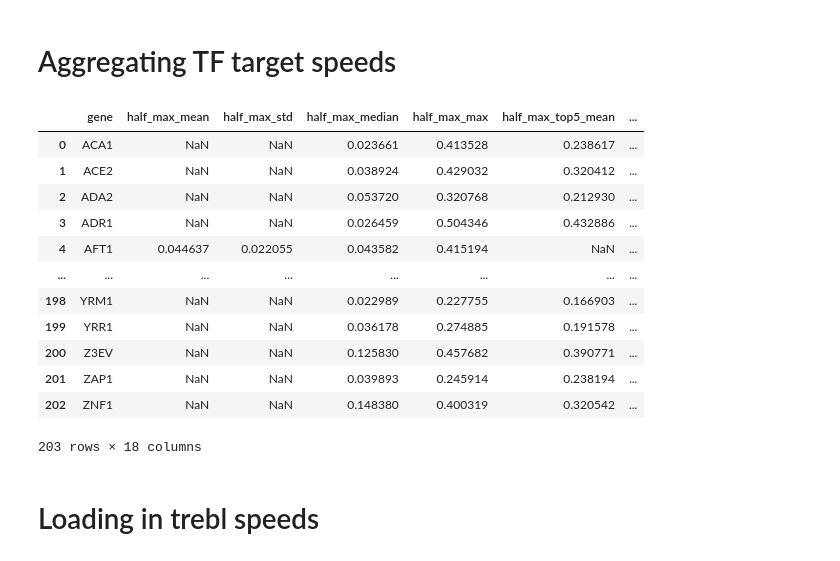
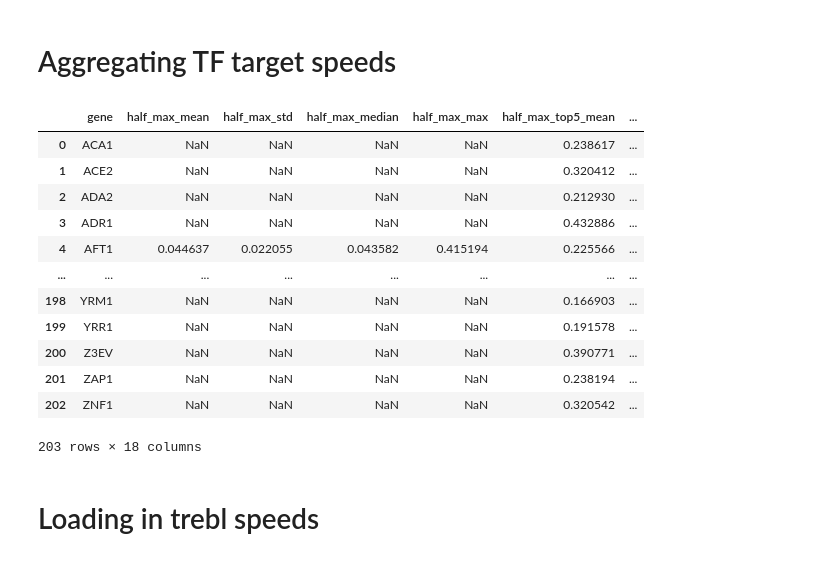
Before and after one commit to sanjanakotha/TREBL-analysis, a Jupyter notebook: notebooks/ChopTFs/pipeline/25_idea_comparison.ipynb, the cells around one changed output. Saved outputs shown, nothing was run; the diff lists cells and outputs as text; code cells hidden in the pictures.

```diff
--- a/notebooks/ChopTFs/pipeline/25_idea_comparison.ipynb
+++ b/notebooks/ChopTFs/pipeline/25_idea_comparison.ipynb
@@ -96,60 +96,57 @@ len(idea_kinetics["GeneName"].unique())
 # %%
 def aggregate_kinetics(df, col, prefix, cv_threshold=0.5):
     result = (
         df.groupby("TF")[col]
         .agg(
-            **{f"{prefix}_mean":       'mean'},
-            **{f"{prefix}_std":        'std'},
-            **{f"{prefix}_median":     'median'},
-            **{f"{prefix}_max":        'max'},
-            **{f"{prefix}_top5_mean":  lambda x: x.nlargest(5).mean()},
-            **{f"{prefix}_top5_std":   lambda x: x.nlargest(5).std()},
-            **{f"{prefix}_top50_mean": lambda x: x.nlargest(50).mean()},
-            **{f"{prefix}_top50_std":  lambda x: x.nlargest(50).std()},
-            **{f"n_targets":           'count'},
+            **{f"{prefix}_mean":         'mean'},
+            **{f"{prefix}_std":          'std'},
+            **{f"{prefix}_median":       'median'},
+            **{f"{prefix}_max":          'max'},
+            **{f"{prefix}_top5_mean":    lambda x: x.nlargest(5).mean()},
+            **{f"{prefix}_top25_mean":   lambda x: x.nlargest(25).mean()},
+            **{f"{prefix}_top50_mean":   lambda x: x.nlargest(50).mean()},
+            **{f"n_targets":             'count'},
         )
         .reset_index()
         .rename(columns={"TF": "gene"})
     )
 
-    # Mask each group's mean+std if that group's CV (std/mean) exceeds the threshold.
-    # This way top5 and top50 are judged by their own spread, not the overall one.
-    for grp, mean_col, std_col in [
-        ("overall", f"{prefix}_mean",       f"{prefix}_std"),
-        ("top5",    f"{prefix}_top5_mean",  f"{prefix}_top5_std"),
-        ("top50",   f"{prefix}_top50_mean", f"{prefix}_top50_std"),
-    ]:
-        cv = result[std_col] / result[mean_col].abs()
-        result.loc[cv > cv_threshold, [mean_col, std_col]] = pd.NA
+    # CV computed ONLY from full distribution
+    result["cv"] = result[f"{prefix}_std"] / result[f"{prefix}_mean"].abs()
 
-    # Median and max don't have their own std, so fall back to the overall CV
-    overall_cv = result[f"{prefix}_std"] / result[f"{prefix}_mean"].abs()
-    result.loc[overall_cv > cv_threshold, [f"{prefix}_median", f"{prefix}_max"]] = pd.NA
+    # 🔒 Only mask GLOBAL stats (NOT top-k)
+    global_cols = [
+        f"{prefix}_mean",
+        f"{prefix}_std",
+        f"{prefix}_median",
+        f"{prefix}_max",
+    ]
+
+    result.loc[result["cv"] > cv_threshold, global_cols] = pd.NA
 
     return result
-
 
 tf_kinetics_halfmax = aggregate_kinetics(idea_kinetics, "half_max_time", "half_max")
 tf_kinetics_rate    = aggregate_kinetics(idea_kinetics, "rate",          "rate")
 
 tf_kinetics = tf_kinetics_halfmax.merge(
     tf_kinetics_rate.drop(columns=["n_targets"]),  # cv no longer a column; only drop n_targets
     on="gene"
 )
 tf_kinetics
 # %% [output]
 |  | gene | half_max_mean | half_max_std | half_max_median | half_max_max | half_max_top5_mean | ... |
-| 0 | ACA1 | NaN | NaN | 0.023661 | 0.413528 | 0.238617 | ... |
-| 1 | ACE2 | NaN | NaN | 0.038924 | 0.429032 | 0.320412 | ... |
-| 2 | ADA2 | NaN | NaN | 0.053720 | 0.320768 | 0.212930 | ... |
-| 3 | ADR1 | NaN | NaN | 0.026459 | 0.504346 | 0.432886 | ... |
-| 4 | AFT1 | 0.044637 | 0.022055 | 0.043582 | 0.415194 | NaN | ... |
+| 0 | ACA1 | NaN | NaN | NaN | NaN | 0.238617 | ... |
+| 1 | ACE2 | NaN | NaN | NaN | NaN | 0.320412 | ... |
+| 2 | ADA2 | NaN | NaN | NaN | NaN | 0.212930 | ... |
+| 3 | ADR1 | NaN | NaN | NaN | NaN | 0.432886 | ... |
+| 4 | AFT1 | 0.044637 | 0.022055 | 0.043582 | 0.415194 | 0.225566 | ... |
 | ... | ... | ... | ... | ... | ... | ... | ... |
-| 198 | YRM1 | NaN | NaN | 0.022989 | 0.227755 | 0.166903 | ... |
-| 199 | YRR1 | NaN | NaN | 0.036178 | 0.274885 | 0.191578 | ... |
-| 200 | Z3EV | NaN | NaN | 0.125830 | 0.457682 | 0.390771 | ... |
-| 201 | ZAP1 | NaN | NaN | 0.039893 | 0.245914 | 0.238194 | ... |
-| 202 | ZNF1 | NaN | NaN | 0.148380 | 0.400319 | 0.320542 | ... |
+| 198 | YRM1 | NaN | NaN | NaN | NaN | 0.166903 | ... |
+| 199 | YRR1 | NaN | NaN | NaN | NaN | 0.191578 | ... |
+| 200 | Z3EV | NaN | NaN | NaN | NaN | 0.390771 | ... |
+| 201 | ZAP1 | NaN | NaN | NaN | NaN | 0.238194 | ... |
+| 202 | ZNF1 | NaN | NaN | NaN | NaN | 0.320542 | ... |
 203 rows × 18 columns
 # %% [markdown]
 # Loading in trebl speeds
```
Also changed, not shown: parts of 6 cells of this notebook, 4 other files.
